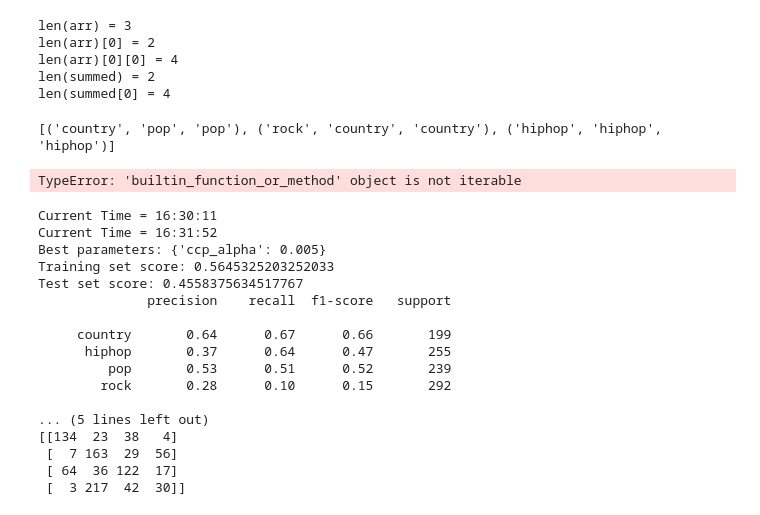
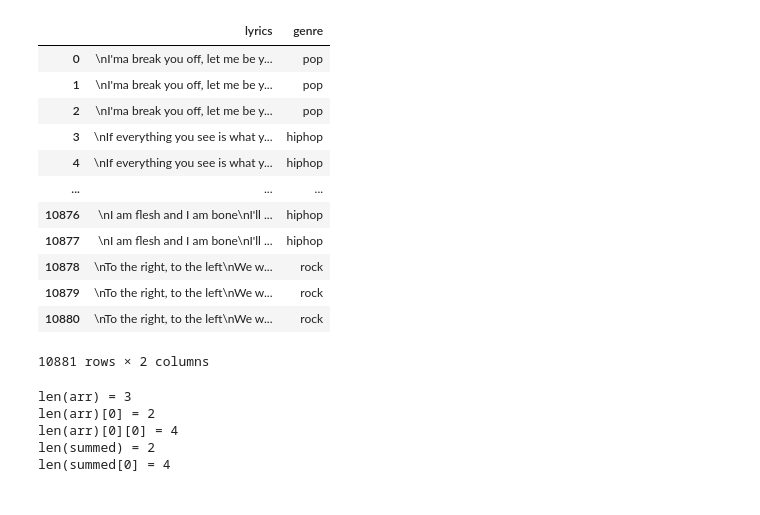
Before and after one commit to WatweA/SectionwiseSongModeling, a Jupyter notebook: ClassifiersSectionSplit.ipynb, the cells around one changed output. Saved outputs shown, nothing was run; the diff lists cells and outputs as text; code cells hidden in the pictures.

```diff
--- a/ClassifiersSectionSplit.ipynb
+++ b/ClassifiersSectionSplit.ipynb
@@ -25,3 +24,24 @@ def printnow():
     now = datetime.now()
     current_time = now.strftime("%H:%M:%S")
     print("Current Time =", current_time)
+# %%
+# Create the dictionary of dataframes for training and testing
+section_headers = ['Intro','Verse','Refrain','Pre-Chorus','Chorus','Post-Chorus','Hooks','Riffs/Basslines','Scratches','Sampling','Bridge','Interlude','Skit','Collision','Instrumental','Solo','Ad-lib','Segue','Outro']
+header_strip_list = '|'.join(['\[' + header + '\]' for header in section_headers])
+
+def header_to_filename(train, header):
+    if train: return 'section_train_test/train_' + header.replace('/', '_').lower() + '.zip'
+    else: return 'section_train_test/test_' + header.replace('/', '_').lower() + '.zip'
+
+log('Reading data from files')
+train_dfs = {header:pd.read_pickle(header_to_filename(1, header)) for header in section_headers}
+test_dfs = {header:pd.read_pickle(header_to_filename(0, header)) for header in section_headers}
+log('Done\n')
+
+# For dataframes without samples of each genre, add the empty string as lyrics for all genres
+dummy_df = pd.DataFrame(data={'lyrics' : 16*[''], 'genre' : 4*['country', 'hiphop', 'pop', 'rock']})
+for header in section_headers:
+    if len(train_dfs[header]) < 5: train_dfs[header] = pd.concat([train_dfs[header], dummy_df])
+    if len(test_dfs[header]) < 5: test_dfs[header] = pd.concat([test_dfs[header], dummy_df])
+    train_dfs[header] = train_dfs[header].reset_index(drop=True)
+    test_dfs[header] = test_dfs[header].reset_index(drop=True)
@@ -86,3 +347,19 @@ class SectionSplitClassifier:
+# %%
+train_dfs['Chorus']
+# %% [output]
+|  | lyrics | genre |
+| 0 | \nI'ma break you off, let me be y... | pop |
+| 1 | \nI'ma break you off, let me be y... | pop |
+| 2 | \nI'ma break you off, let me be y... | pop |
+| 3 | \nIf everything you see is what y... | hiphop |
+| 4 | \nIf everything you see is what y... | hiphop |
+| ... | ... | ... |
+| 10876 | \nI am flesh and I am bone\nI'll ... | hiphop |
+| 10877 | \nI am flesh and I am bone\nI'll ... | hiphop |
+| 10878 | \nTo the right, to the left\nWe w... | rock |
+| 10879 | \nTo the right, to the left\nWe w... | rock |
+| 10880 | \nTo the right, to the left\nWe w... | rock |
+10881 rows × 2 columns
 # %%
 arr = [[[0, 1, 2, 3], [4, 5, 6, 7]],
        [[8, 9, 10, 11], [12, 13, 14, 15]],
@@ -101,43 +378,3 @@ len(arr)[0] = 2
 len(arr)[0][0] = 4
 len(summed) = 2
 len(summed[0] = 4
-# %%
-tuples = [x for x in zip(['country', 'rock', 'hiphop'], ['pop', 'country', 'hiphop'], ['pop', 'country', 'hiphop'])]
-print(tuples)
-print([x for x in list([1,2,1,3,4,5]).count])
-# %% [output]
-[('country', 'pop', 'pop'), ('rock', 'country', 'country'), ('hiphop', 'hiphop', 'hiphop')]
-TypeError: 'builtin_function_or_method' object is not iterable
-# %%
-param_grid = {
-    'ccp_alpha':[0.0045, 0.005, 0.0055]
-}
-classifier = GridSearchCV(DecisionTreeClassifier(criterion='entropy'), param_grid, cv=5)
-printnow()
-classifier.fit(tfidf_ngram_train.drop(columns=["y"]), tfidf_ngram_train["y"])
-printnow()
-
-print(f'Best parameters: {classifier.best_params_}')
-print(f'Training set score: {classifier.score(tfidf_ngram_train.drop(columns=["y"]), tfidf_ngram_train["y"])}')
-print(f'Test set score: {classifier.score(tfidf_ngram_test.drop(columns=["y"]), tfidf_ngram_test["y"])}')
-print(classification_report(tfidf_ngram_test["y"], classifier.predict(tfidf_ngram_test.drop(columns=["y"]))))
-print('-' * 20)
-print(confusion_matrix(tfidf_ngram_test["y"], classifier.predict(tfidf_ngram_test.drop(columns=["y"]))))
-# %% [output]
-Current Time = 16:30:11
-Current Time = 16:31:52
-Best parameters: {'ccp_alpha': 0.005}
-Training set score: 0.5645325203252033
-Test set score: 0.4558375634517767
-              precision    recall  f1-score   support
-
-     country       0.64      0.67      0.66       199
-      hiphop       0.37      0.64      0.47       255
-         pop       0.53      0.51      0.52       239
-        rock       0.28      0.10      0.15       292
-
-... (5 lines left out)
-[[134  23  38   4]
- [  7 163  29  56]
- [ 64  36 122  17]
- [  3 217  42  30]]
```
Also changed, not shown: parts of 17 cells of this notebook, 2 other files.
